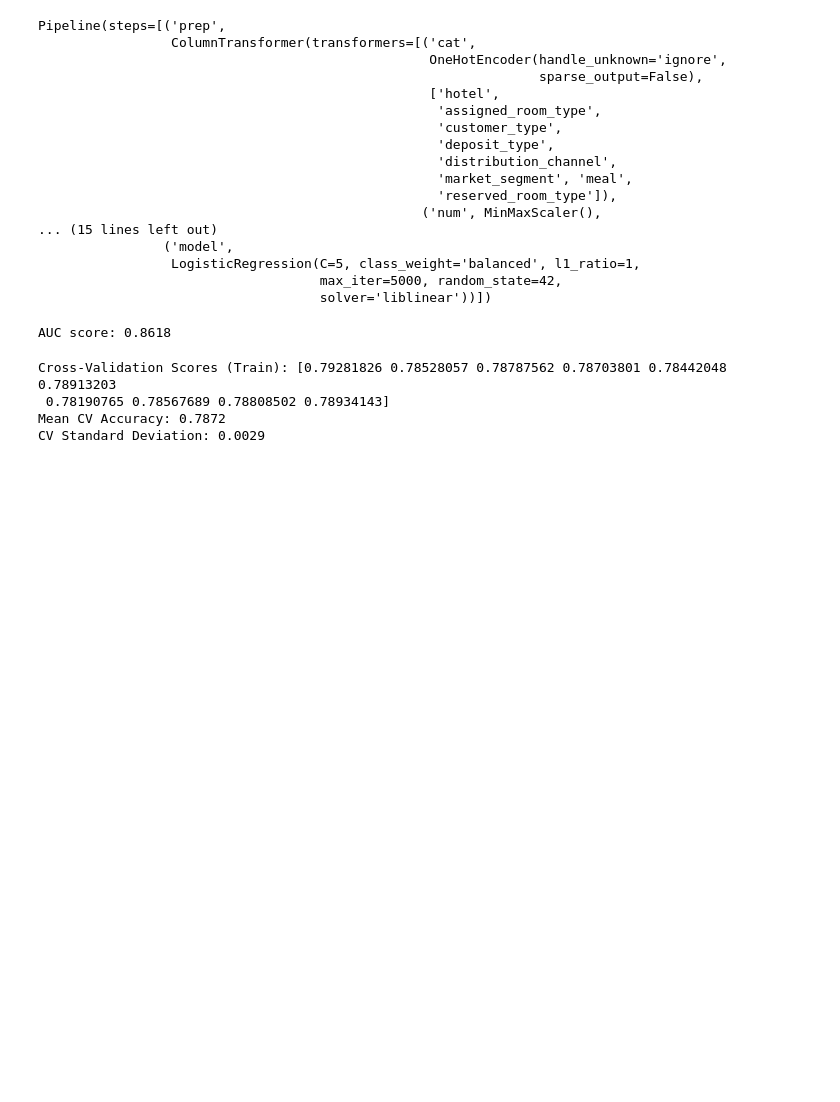
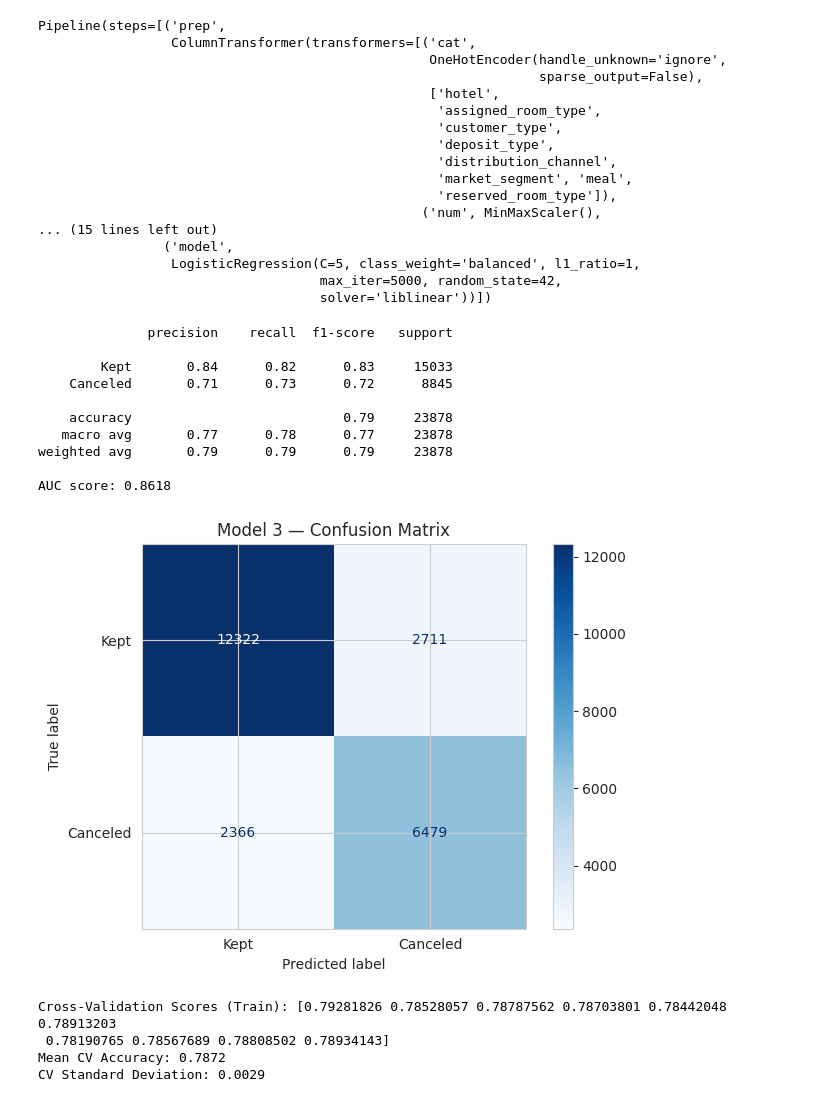
Before and after one commit to maya-clifford/logistic-regression, a Jupyter notebook: hotel_cancellation_lab.ipynb, the cells around one changed output. Drawn from its saved outputs; the diff is of its cells as text; code cells hidden in the pictures; blank space fills up the shorter version.

```diff
--- a/hotel_cancellation_lab.ipynb
+++ b/hotel_cancellation_lab.ipynb
@@ -875,11 +893,32 @@ Pipeline(steps=[('prep',
                                     max_iter=5000, random_state=42,
                                     solver='liblinear'))])
 # %%
+# print the classification report
+y_pred_m3 = model_3_pipe.predict(test_X)
+print(classification_report(test_y, y_pred_m3, target_names=['Kept', 'Canceled']))
 # print the auc score
 y_proba_m = model_3_pipe.predict_proba(test_X)[:, 1]
 print(f'AUC score: {roc_auc_score(test_y, y_proba_m):.4f}')
+
+# print the confusion matrix
+cm_m = confusion_matrix(test_y, y_pred_m3)
+disp_m = ConfusionMatrixDisplay(confusion_matrix=cm_m, display_labels=['Kept', 'Canceled'])
+disp_m.plot(cmap='Blues')
+plt.title('Model 3 — Confusion Matrix')
+plt.tight_layout()
+plt.show()
 # %% [output]
+              precision    recall  f1-score   support
+
+        Kept       0.84      0.82      0.83     15033
+    Canceled       0.71      0.73      0.72      8845
+
+    accuracy                           0.79     23878
+   macro avg       0.77      0.78      0.77     23878
+weighted avg       0.79      0.79      0.79     23878
+
 AUC score: 0.8618
+[figure, added]
 # %%
 cv_scores = cross_val_score(model_3_pipe, train_X, train_y, cv=10, scoring='accuracy')
 
```
Also changed, not shown: parts of 9 cells of this notebook.
